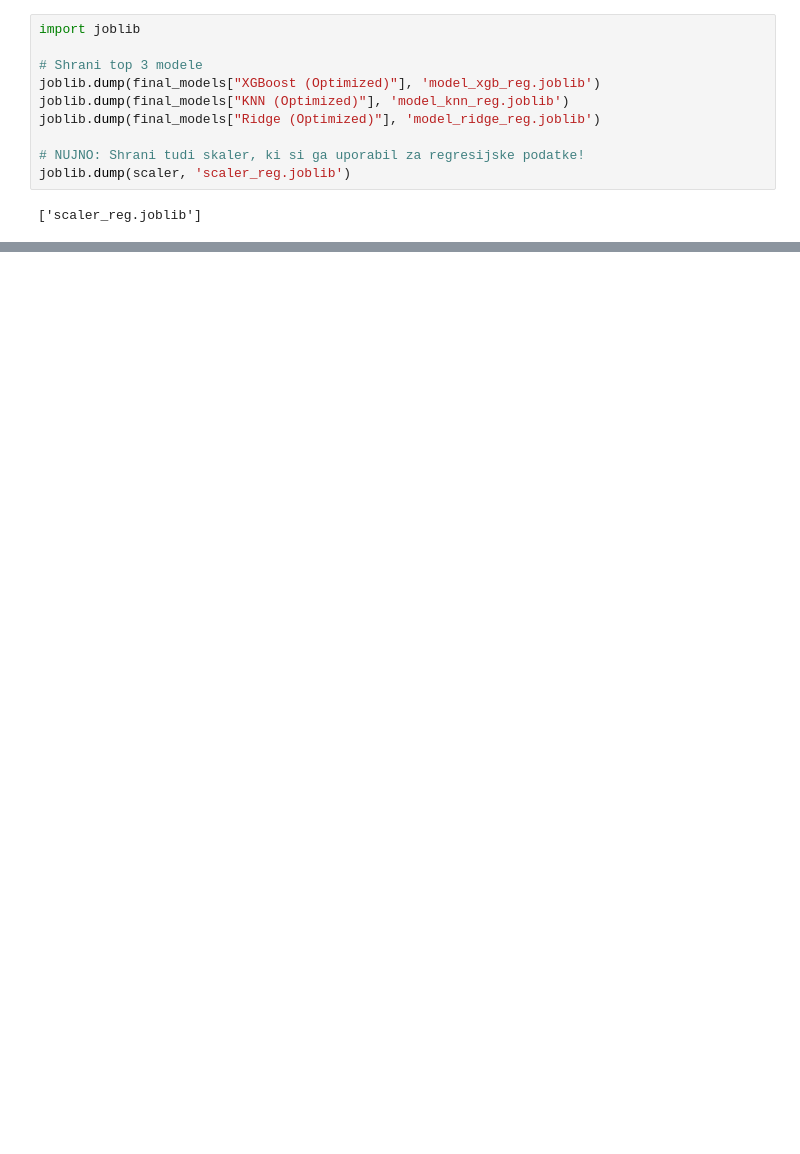
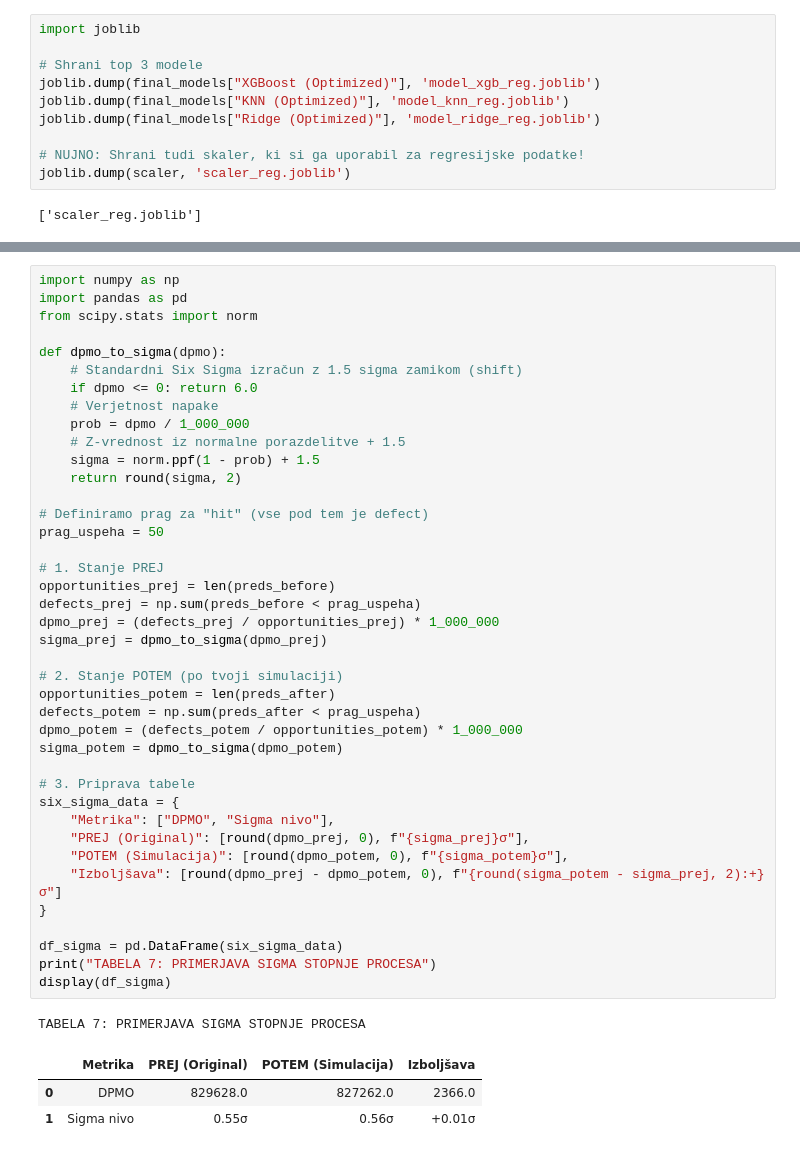
Before and after one commit to TimTrojner/spotify-audio-features-regression-classification, a Jupyter notebook: regresija/regresija.ipynb, the cells around one changed output, grey strips where cells are left out. Drawn from its saved outputs; the diff is of its cells as text; blank space fills up the shorter version.

```diff
--- a/regresija/regresija.ipynb
+++ b/regresija/regresija.ipynb
@@ -1092,0 +1291,45 @@ joblib.dump(scaler, 'scaler_reg.joblib')
+# %%
+import numpy as np
+import pandas as pd
+from scipy.stats import norm
+
+def dpmo_to_sigma(dpmo):
+    # Standardni Six Sigma izračun z 1.5 sigma zamikom (shift)
+    if dpmo <= 0: return 6.0
+    # Verjetnost napake
+    prob = dpmo / 1_000_000
+    # Z-vrednost iz normalne porazdelitve + 1.5
+    sigma = norm.ppf(1 - prob) + 1.5
+    return round(sigma, 2)
+
+# Definiramo prag za "hit" (vse pod tem je defect)
+prag_uspeha = 50
+
+# 1. Stanje PREJ
+opportunities_prej = len(preds_before)
+defects_prej = np.sum(preds_before < prag_uspeha)
+dpmo_prej = (defects_prej / opportunities_prej) * 1_000_000
+sigma_prej = dpmo_to_sigma(dpmo_prej)
+
+# 2. Stanje POTEM (po tvoji simulaciji)
+opportunities_potem = len(preds_after)
+defects_potem = np.sum(preds_after < prag_uspeha)
+dpmo_potem = (defects_potem / opportunities_potem) * 1_000_000
+sigma_potem = dpmo_to_sigma(dpmo_potem)
+
+# 3. Priprava tabele
+six_sigma_data = {
+    "Metrika": ["DPMO", "Sigma nivo"],
+    "PREJ (Original)": [round(dpmo_prej, 0), f"{sigma_prej}σ"],
+    "POTEM (Simulacija)": [round(dpmo_potem, 0), f"{sigma_potem}σ"],
+    "Izboljšava": [round(dpmo_prej - dpmo_potem, 0), f"{round(sigma_potem - sigma_prej, 2):+}σ"]
+}
+
+df_sigma = pd.DataFrame(six_sigma_data)
+print("TABELA 7: PRIMERJAVA SIGMA STOPNJE PROCESA")
+display(df_sigma)
+# %% [output]
+TABELA 7: PRIMERJAVA SIGMA STOPNJE PROCESA
+|  | Metrika | PREJ (Original) | POTEM (Simulacija) | Izboljšava |
+| 0 | DPMO | 829628.0 | 827262.0 | 2366.0 |
+| 1 | Sigma nivo | 0.55σ | 0.56σ | +0.01σ |
```
Also changed, not shown: parts of 8 cells of this notebook.
